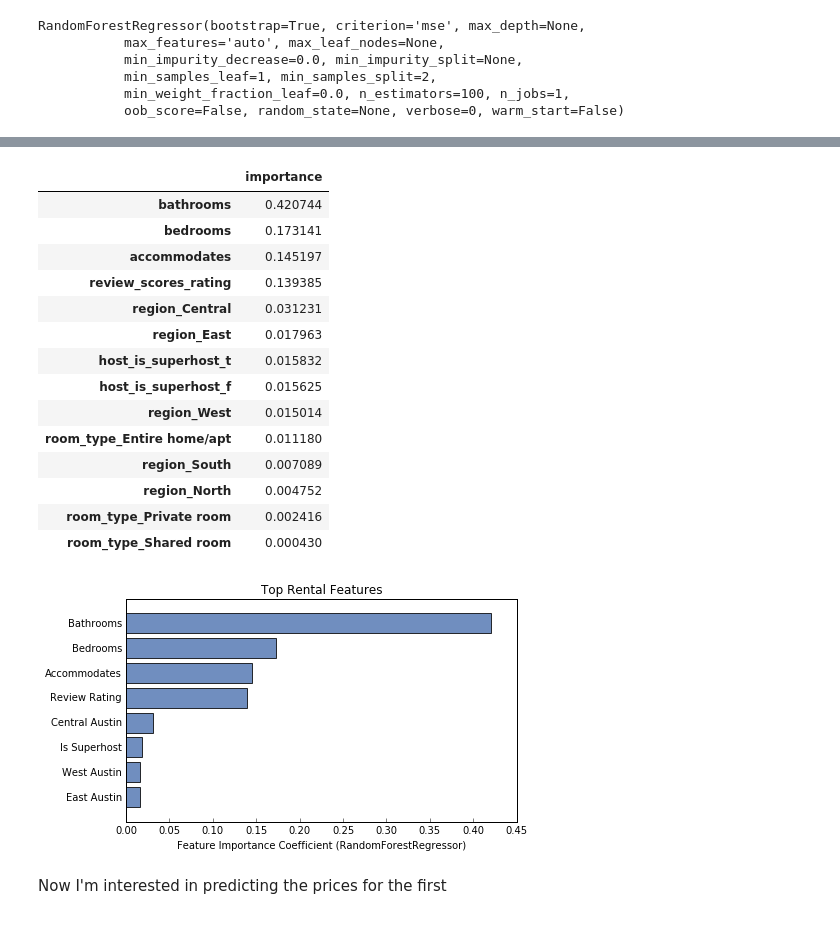
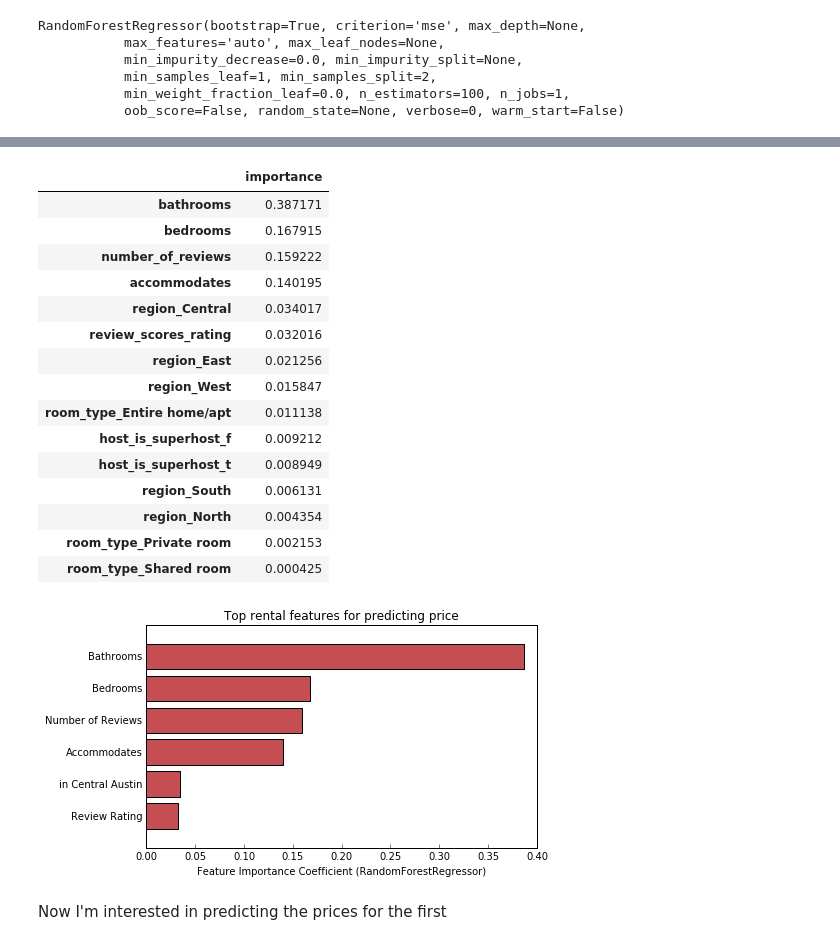
Before and after one commit to daniel-codes/airbnb-austin-tx, a Jupyter notebook: airbnb_austin_tx.ipynb, the cells around one changed output, grey strips where cells are left out. Saved outputs shown, nothing was run; the diff lists cells and outputs as text; code cells hidden in the pictures.

```diff
--- a/airbnb_austin_tx.ipynb
+++ b/airbnb_austin_tx.ipynb
@@ -510,7 +530,7 @@ fig.savefig('images/rating_vs_price.png')
 I want to look at the features of interest from the analysis section and see if they can tranlate to a 'rough' predition model.
 # %%
 features_list = ['room_type', 'bathrooms', 'bedrooms', 'accommodates',
-                 'host_is_superhost',  'region', 'review_scores_rating']
+                 'host_is_superhost',  'region', 'review_scores_rating', 'number_of_reviews']
 
 # Create features and price DFs for sklearn inputs
 features = df[features_list].copy()   # 'X'
@@ -545,7 +566,7 @@ features.head()
 # Scale the quantitative features
 # Note: using RobustScaler and other options resulted in similar r2 results
 scaler = MinMaxScaler()
-numerical = ['bathrooms', 'bedrooms', 'review_scores_rating', 'accommodates']
+numerical = ['bathrooms', 'bedrooms', 'review_scores_rating', 'accommodates', 'number_of_reviews']
 features_scaled = features.copy()
 features_scaled[numerical] = scaler.fit_transform(features_scaled[numerical])
 # %%
@@ -636,36 +657,37 @@ feature_imp = pd.DataFrame(reg_model.feature_importances_,
 feature_imp.head(20)
 # %% [output]
 |  | importance |
-| bathrooms | 0.420744 |
-| bedrooms | 0.173141 |
-| accommodates | 0.145197 |
-| review_scores_rating | 0.139385 |
-| region_Central | 0.031231 |
-| region_East | 0.017963 |
-| host_is_superhost_t | 0.015832 |
-| host_is_superhost_f | 0.015625 |
-| region_West | 0.015014 |
-| room_type_Entire home/apt | 0.011180 |
-| region_South | 0.007089 |
-| region_North | 0.004752 |
-| room_type_Private room | 0.002416 |
-| room_type_Shared room | 0.000430 |
+| bathrooms | 0.387171 |
+| bedrooms | 0.167915 |
+| number_of_reviews | 0.159222 |
+| accommodates | 0.140195 |
+| region_Central | 0.034017 |
+| review_scores_rating | 0.032016 |
+| region_East | 0.021256 |
+| region_West | 0.015847 |
+| room_type_Entire home/apt | 0.011138 |
+| host_is_superhost_f | 0.009212 |
+| host_is_superhost_t | 0.008949 |
+| region_South | 0.006131 |
+| region_North | 0.004354 |
+| room_type_Private room | 0.002153 |
+| room_type_Shared room | 0.000425 |
 # %%
 fig, ax = plt.subplots(figsize=(7, 4))
 
-ind = range(0,8)
-ax.barh(ind, feature_imp['importance'].values[0:8],
-        align='center', color='#4c72b0', alpha=0.8)
+ind = range(0,6)
+ax.barh(ind, feature_imp['importance'].values[0:6],
+        align='center', color='#c44e52', alpha=1)
 ax.set_yticks(ind)
-ax.set_yticklabels(['Bathrooms', 'Bedrooms', 'Accommodates', 'Review Rating', \
-                    'Central Austin', 'Is Superhost', 'West Austin', 'East Austin'])
-ax.set_title("Top Rental Features")
+ax.set_yticklabels(['Bathrooms', 'Bedrooms', 'Number of Reviews', 'Accommodates',
+                    'in Central Austin', 'Review Rating'])
+ax.set_title("Top rental features for predicting price")
 ax.tick_params(left=False, top=False, right=False)
 ax.set_xlabel('Feature Importance Coefficient (RandomForestRegressor)')
 plt.gca().invert_yaxis()
-fig.savefig('images/feature_importance.png')
+fig.savefig('images/feature_importance.png', bbox_inches = 'tight')
 # %% [output]
-[figure, old version]
+[figure, new version]
 # %% [markdown]
 Now I'm interested in predicting the prices for the first
 # %%
```
Also changed, not shown: parts of 17 cells of this notebook, 10 other files.
